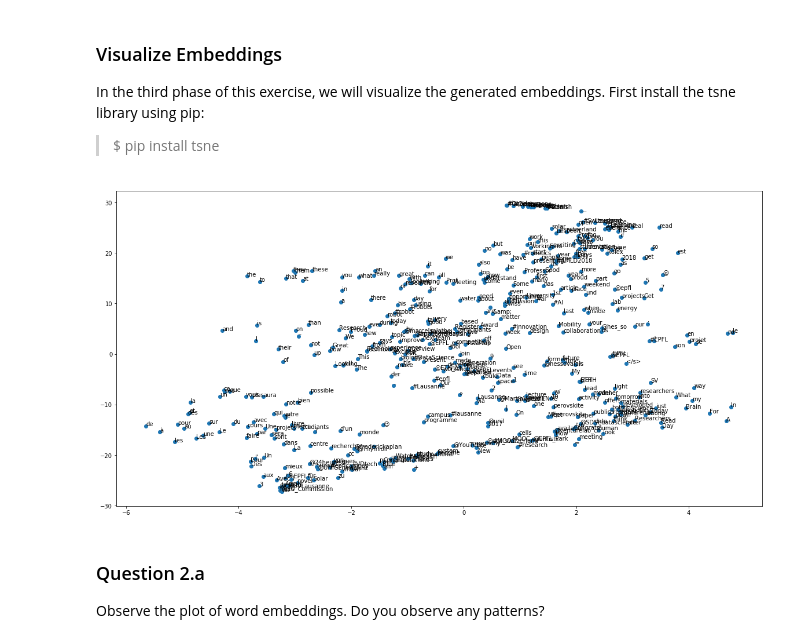
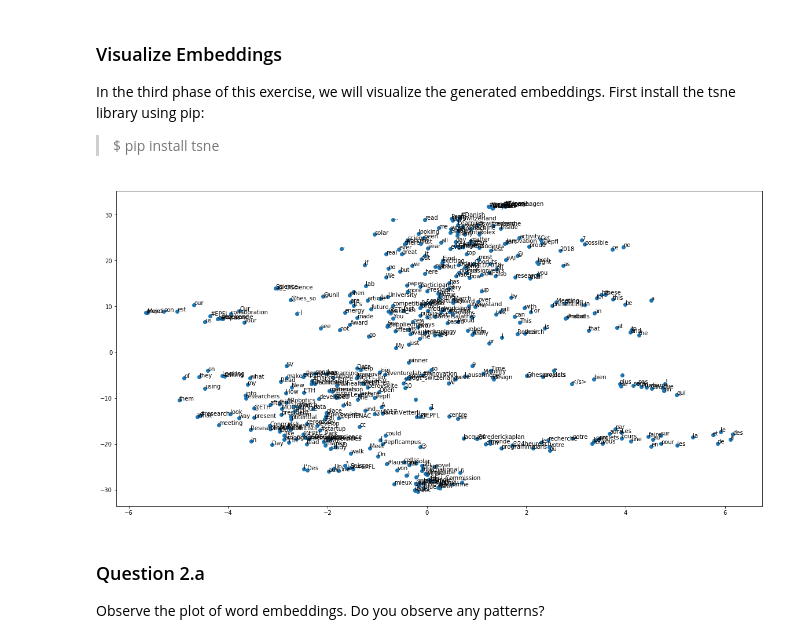
Before and after one commit to lumosan/disinfosys2018, a Jupyter notebook: Exercises/03.Advanced_Information_Retrieval/Advanced_Information_Retrieval_Lu.ipynb, the cells around one changed output. Drawn from its saved outputs; the diff is of its cells as text; code cells hidden in the pictures.

```diff
--- a/Exercises/03.Advanced_Information_Retrieval/Advanced_Information_Retrieval_Lu.ipynb
+++ b/Exercises/03.Advanced_Information_Retrieval/Advanced_Information_Retrieval_Lu.ipynb
@@ -381,20 +408,20 @@ import tsne
 import matplotlib.pyplot as plt
 import logging
 # %%
-np.random.seed(12)
-rand_state = np.random.RandomState(12)
+np.random.seed(98)
+rand_state = np.random.RandomState(98)
 vis_data = tsne.bh_sne(word_embeddings, random_state=rand_state)
 
 vis_data_x = vis_data[:,0]
 vis_data_y = vis_data[:,1]
 
 plt.figure(figsize=(20,10))
 plt.scatter(vis_data_x, vis_data_y)
 for label, x, y in zip(vocabulary, vis_data_x, vis_data_y):
     plt.annotate(label, xy=(x, y), xytext=(0, 0), textcoords='offset points')
 plt.show()
 # %% [output]
-[figure, old version]
+[figure, new version]
 # %% [markdown]
 ### Question 2.a
 
```
Also changed, not shown: parts of 9 cells of this notebook, 1 other file.
